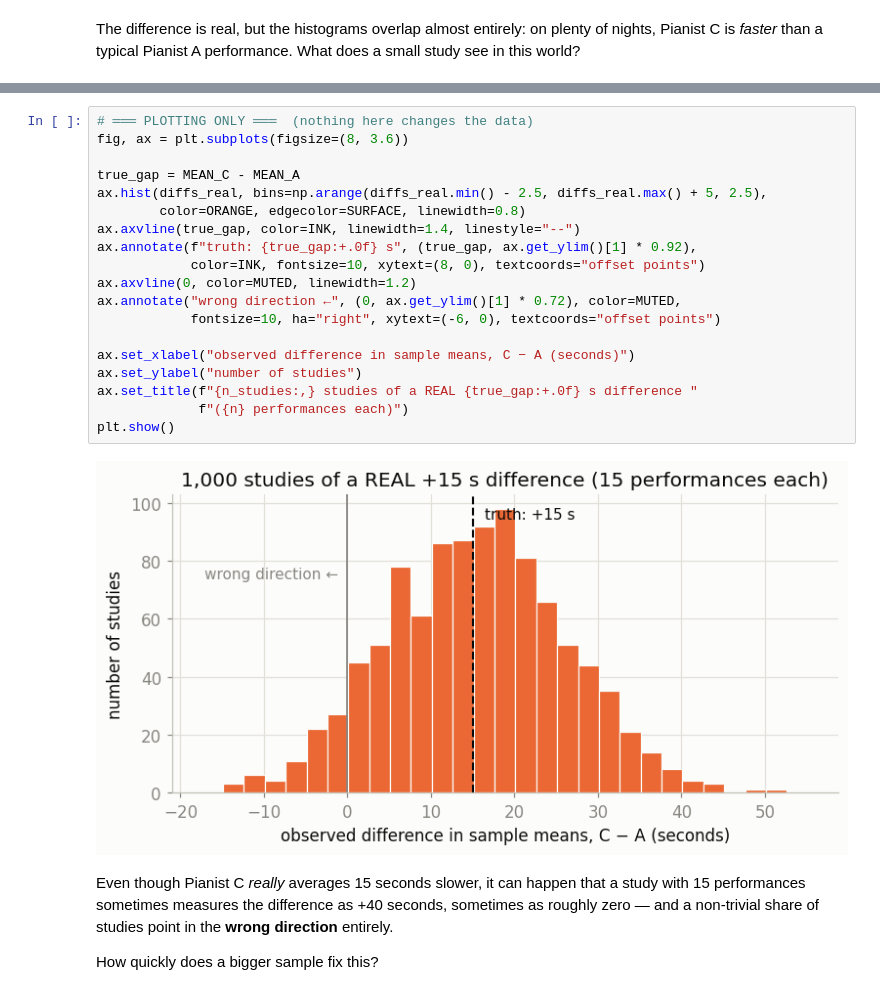
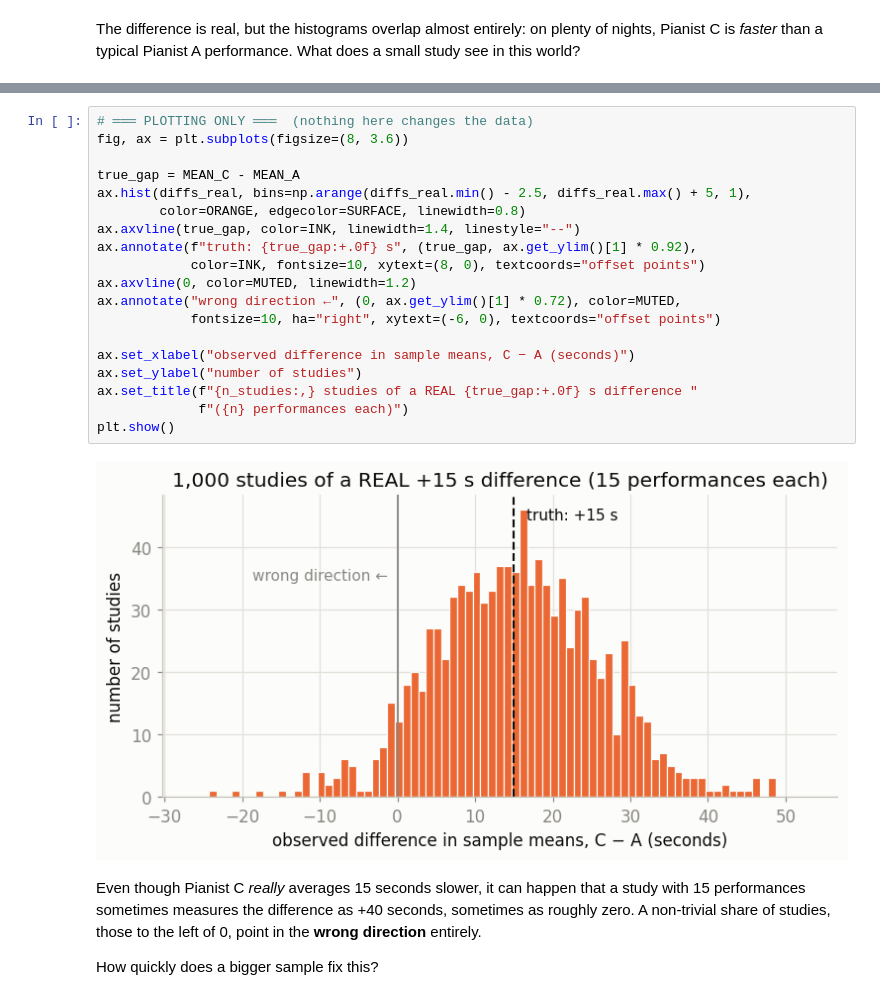
Before and after one commit to GabrieleCecchetti/QuantitativeResearchMethods, a Jupyter notebook: comparing_populations_with_samples.ipynb, the cells around one changed output, grey strips where cells are left out. Saved outputs shown, nothing was run; the diff lists cells and outputs as text.

```diff
--- a/comparing_populations_with_samples.ipynb
+++ b/comparing_populations_with_samples.ipynb
@@ -550,28 +549,28 @@ With n = 15 per pianist, across 1,000 studies:
 # %%
 # ═══ PLOTTING ONLY ═══  (nothing here changes the data)
 fig, ax = plt.subplots(figsize=(8, 3.6))
 
 true_gap = MEAN_C - MEAN_A
-ax.hist(diffs_real, bins=np.arange(diffs_real.min() - 2.5, diffs_real.max() + 5, 2.5),
+ax.hist(diffs_real, bins=np.arange(diffs_real.min() - 2.5, diffs_real.max() + 5, 1),
         color=ORANGE, edgecolor=SURFACE, linewidth=0.8)
 ax.axvline(true_gap, color=INK, linewidth=1.4, linestyle="--")
 ax.annotate(f"truth: {true_gap:+.0f} s", (true_gap, ax.get_ylim()[1] * 0.92),
             color=INK, fontsize=10, xytext=(8, 0), textcoords="offset points")
 ax.axvline(0, color=MUTED, linewidth=1.2)
 ax.annotate("wrong direction ←", (0, ax.get_ylim()[1] * 0.72), color=MUTED,
             fontsize=10, ha="right", xytext=(-6, 0), textcoords="offset points")
 
 ax.set_xlabel("observed difference in sample means, C − A (seconds)")
 ax.set_ylabel("number of studies")
 ax.set_title(f"{n_studies:,} studies of a REAL {true_gap:+.0f} s difference "
              f"({n} performances each)")
 plt.show()
 # %% [output]
-[figure, old version]
+[figure, new version]
 # %% [markdown]
 Even though Pianist C *really* averages 15 seconds slower, it can happen that a study with 15
 performances sometimes measures the difference as +40 seconds, sometimes as
-roughly zero — and a non-trivial share of studies point in the **wrong direction**
+roughly zero. A non-trivial share of studies, those to the left of 0, point in the **wrong direction**
 entirely.
 
 How quickly does a bigger sample fix this?
```
Also changed, not shown: parts of 14 cells of this notebook, 2 other files.
